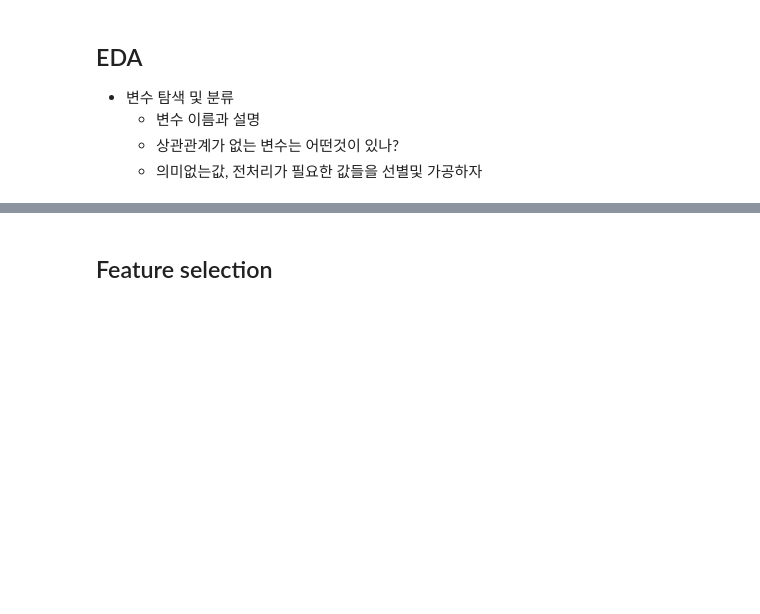
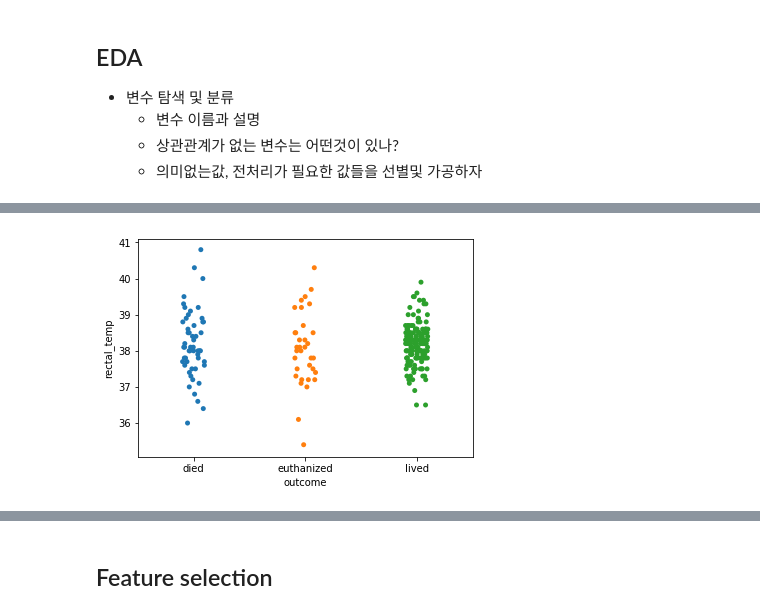
Before and after one commit to sooooner/horse_colic, a Jupyter notebook: horse-colic.ipynb, the cells around one changed output, grey strips where cells are left out. Cells and saved outputs as stored; diff of their text form; code cells hidden in the pictures; blank space fills up the shorter version.

```diff
--- a/horse-colic.ipynb
+++ b/horse-colic.ipynb
@@ -258,0 +95,2 @@ df.tail()
+# %%
+df['age'].replace({'adult': 1, 'young': 2}, inplace=True)
@@ -258,0 +126,5 @@ df.tail()
+# %%
+sns.stripplot("outcome", "rectal_temp", data=df, jitter=True)
+plt.show()
+# %% [output]
+[figure, added]
```
Also changed, not shown: parts of 75 cells of this notebook.
